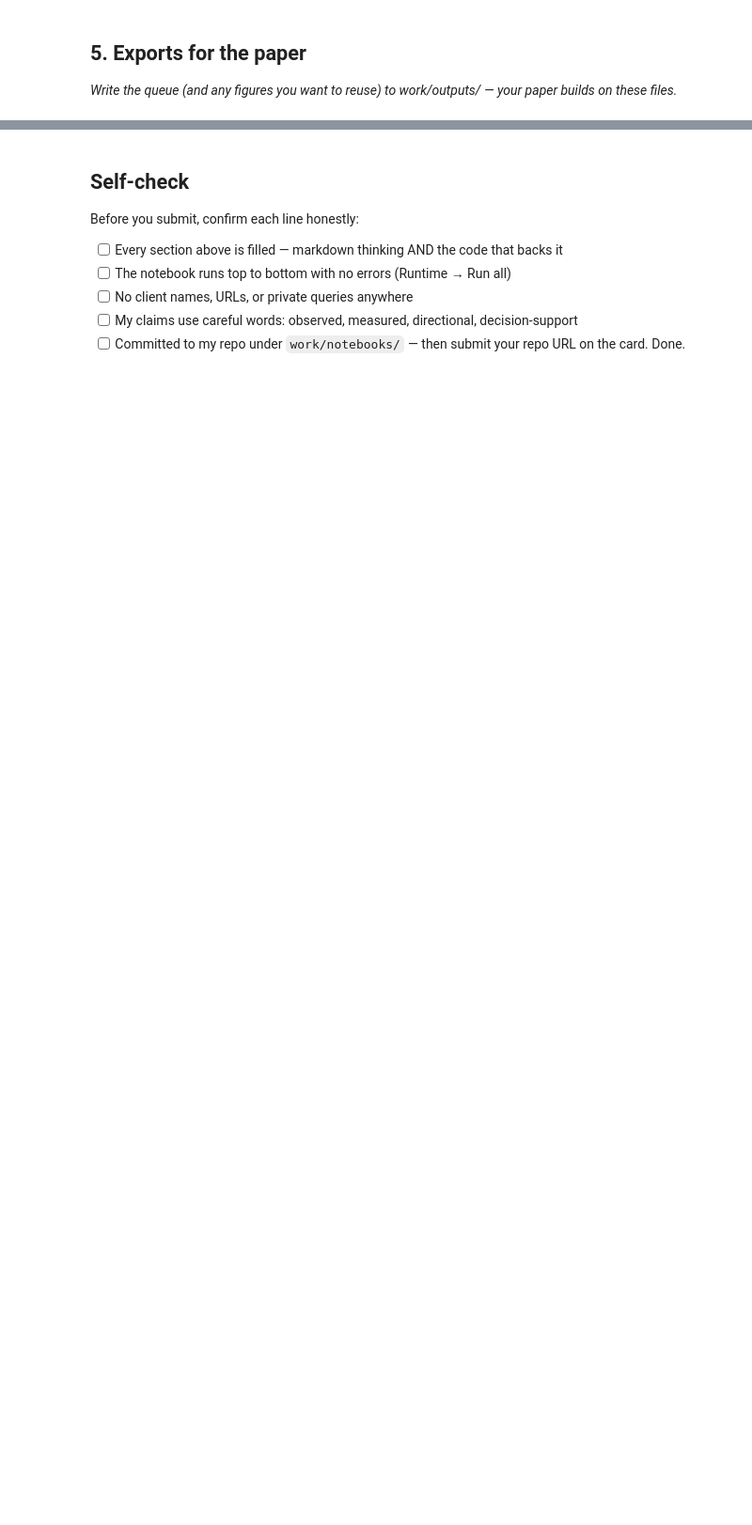
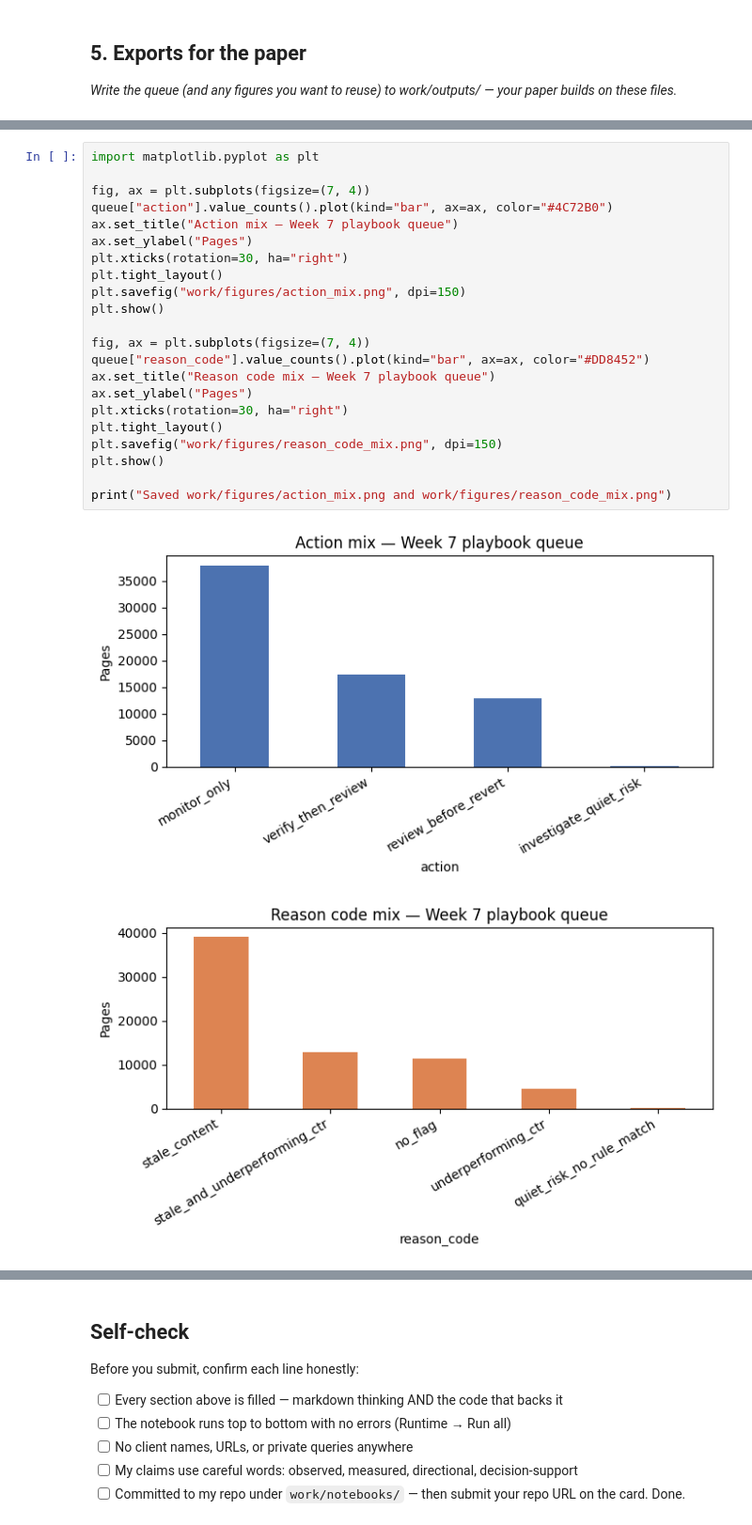
Before and after one commit to madaraf/Flyrank-intership-machine_learning, a Jupyter notebook: work/notebooks/w07_action_playbook.ipynb, the cells around one changed output, grey strips where cells are left out. Shown at 94% size. Saved outputs shown, nothing was run; the diff lists cells and outputs as text; blank space fills up the shorter version.

```diff
--- a/work/notebooks/w07_action_playbook.ipynb
+++ b/work/notebooks/w07_action_playbook.ipynb
@@ -326,0 +355,25 @@ Action mix shift:  {'monitor_only': 0.553, 'verify_then_review': 0.255, 'review_
+# %%
+import matplotlib.pyplot as plt
+
+fig, ax = plt.subplots(figsize=(7, 4))
+queue["action"].value_counts().plot(kind="bar", ax=ax, color="#4C72B0")
+ax.set_title("Action mix — Week 7 playbook queue")
+ax.set_ylabel("Pages")
+plt.xticks(rotation=30, ha="right")
+plt.tight_layout()
+plt.savefig("work/figures/action_mix.png", dpi=150)
+plt.show()
+
+fig, ax = plt.subplots(figsize=(7, 4))
+queue["reason_code"].value_counts().plot(kind="bar", ax=ax, color="#DD8452")
+ax.set_title("Reason code mix — Week 7 playbook queue")
+ax.set_ylabel("Pages")
+plt.xticks(rotation=30, ha="right")
+plt.tight_layout()
+plt.savefig("work/figures/reason_code_mix.png", dpi=150)
+plt.show()
+
+print("Saved work/figures/action_mix.png and work/figures/reason_code_mix.png")
+# %% [output]
+[figure, added]
+[figure, added]
```
Also changed, not shown: parts of 7 cells of this notebook.
